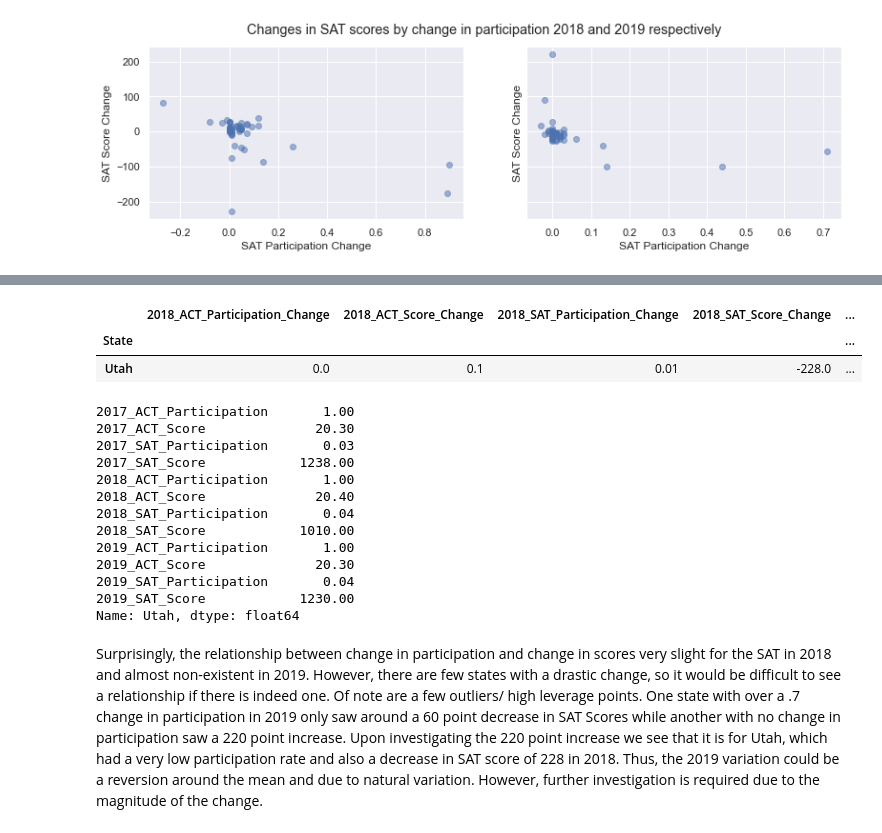
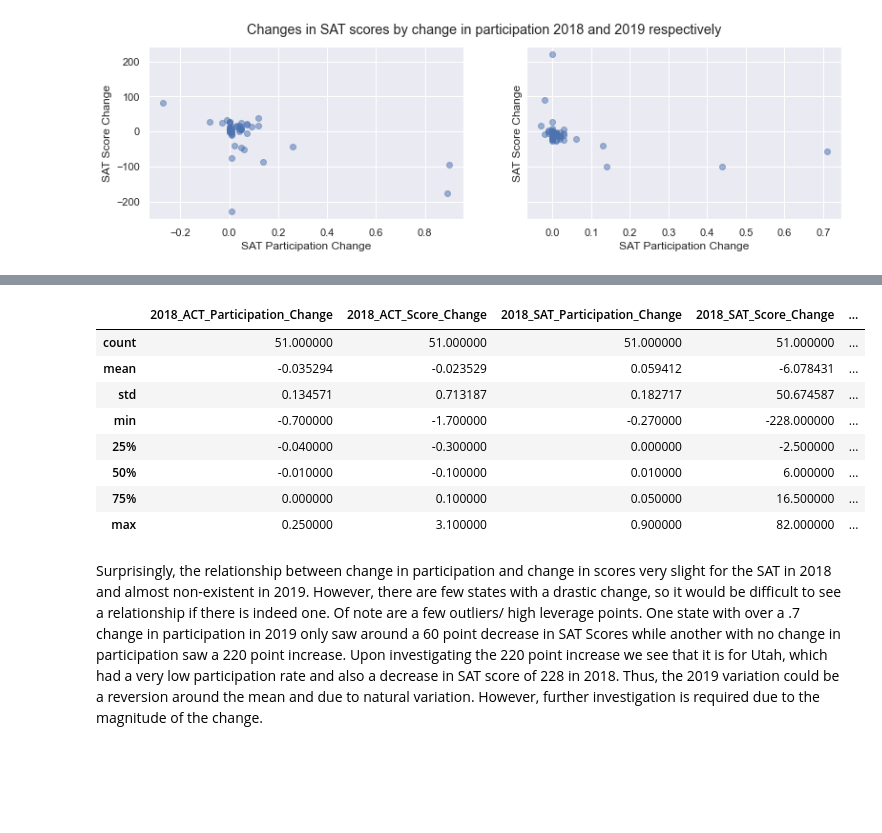
Before and after one commit to wcmohr/ScholasticExams, a Jupyter notebook: code/starter-code.ipynb, the cells around one changed output, grey strips where cells are left out. Saved outputs shown, nothing was run; the diff lists cells and outputs as text; code cells hidden in the pictures; blank space fills up the shorter version.

```diff
--- a/code/starter-code.ipynb
+++ b/code/starter-code.ipynb
@@ -728,0 +690,6 @@ test_df = pd.read_csv("../data/test_df.csv")
+# %%
+test_df['ACT_Score_Avg'] = test_df[['2017_ACT_Score','2018_ACT_Score', '2019_ACT_Score']].mean(axis = 1)
+test_df['SAT_Score_Avg'] = test_df[['2017_SAT_Score','2018_SAT_Score', '2019_SAT_Score']].mean(axis = 1)
+test_df['SAT_Part_Avg'] = test_df[['2017_SAT_Participation','2018_SAT_Participation', '2019_SAT_Participation']].mean(axis = 1)
+test_df['ACT_Part_Avg'] = test_df[['2017_ACT_Participation','2018_ACT_Participation', '2019_ACT_Participation']].mean(axis = 1)
+test_df
@@ -888,8 +880,3 @@ test_df.set_index("State", inplace = True)
-# %%
-try:
-    test_df.drop(": 0",axis=1,inplace=True)
-except KeyError:
-    pass
 # %%
 test_df["2017_ACT_Participation"].sort_values(ascending=False)[0:20]
 ACT_2017_full_participation = test_df["2017_ACT_Participation"][test_df["2017_ACT_Participation"]==1].index
@@ -1482,24 +1525,15 @@ for j in [0,1]:
 # %%
 test_delta[test_delta['2019_SAT_Score_Change']==220]
+test_delta.describe()
 # %% [output]
 |  | 2018_ACT_Participation_Change | 2018_ACT_Score_Change | 2018_SAT_Participation_Change | 2018_SAT_Score_Change | ... |
-| State |  |  |  |  | ... |
-| Utah | 0.0 | 0.1 | 0.01 | -228.0 | ... |
+| count | 51.000000 | 51.000000 | 51.000000 | 51.000000 | ... |
+| mean | -0.035294 | -0.023529 | 0.059412 | -6.078431 | ... |
+| std | 0.134571 | 0.713187 | 0.182717 | 50.674587 | ... |
+| min | -0.700000 | -1.700000 | -0.270000 | -228.000000 | ... |
+| 25% | -0.040000 | -0.300000 | 0.000000 | -2.500000 | ... |
+| 50% | -0.010000 | -0.100000 | 0.010000 | 6.000000 | ... |
+| 75% | 0.000000 | 0.100000 | 0.050000 | 16.500000 | ... |
+| max | 0.250000 | 3.100000 | 0.900000 | 82.000000 | ... |
-# %%
-test_df.loc['Utah',]
-# %% [output]
-2017_ACT_Participation       1.00
-2017_ACT_Score              20.30
-2017_SAT_Participation       0.03
-2017_SAT_Score            1238.00
-2018_ACT_Participation       1.00
-2018_ACT_Score              20.40
-2018_SAT_Participation       0.04
-2018_SAT_Score            1010.00
-2019_ACT_Participation       1.00
-2019_ACT_Score              20.30
-2019_SAT_Participation       0.04
-2019_SAT_Score            1230.00
-Name: Utah, dtype: float64
 # %% [markdown]
 Surprisingly, the relationship between change in participation and change in scores very slight for the SAT in 2018 and almost non-existent in 2019.  However, there are few states with a drastic change, so it would be difficult to see a relationship if there is indeed one.  Of note are a few outliers/ high leverage points. One state with over a .7 change in participation in 2019 only saw around a 60 point decrease in SAT Scores while another with no change in participation saw a 220 point increase.  Upon investigating the 220 point increase we see that it is for Utah, which had a very low participation rate and also a decrease in SAT score of 228 in 2018.  Thus, the 2019 variation could be a reversion around the mean and due to natural variation.  However, further investigation is required due to the magnitude of the change.
```
Also changed, not shown: parts of 77 cells of this notebook, 2 other files.
